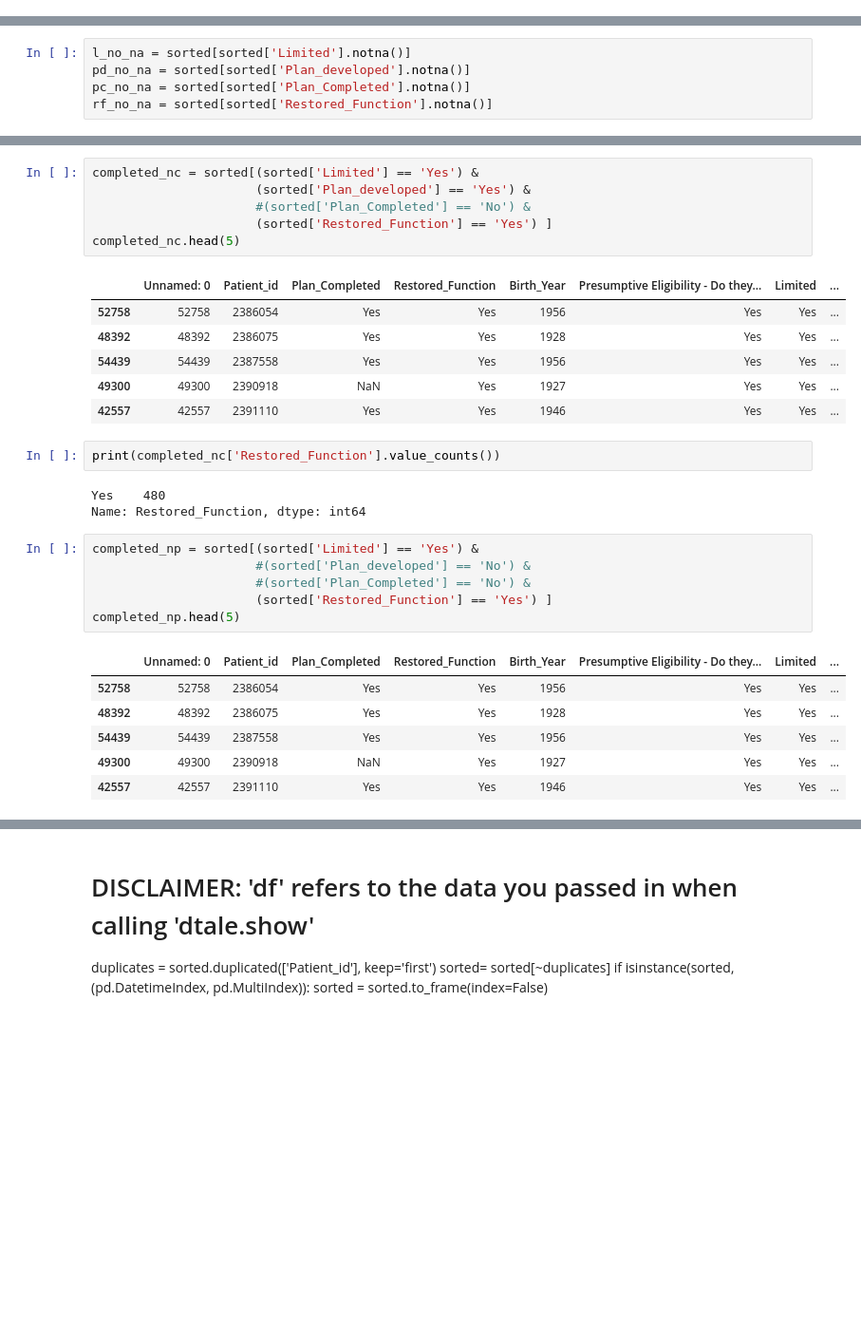
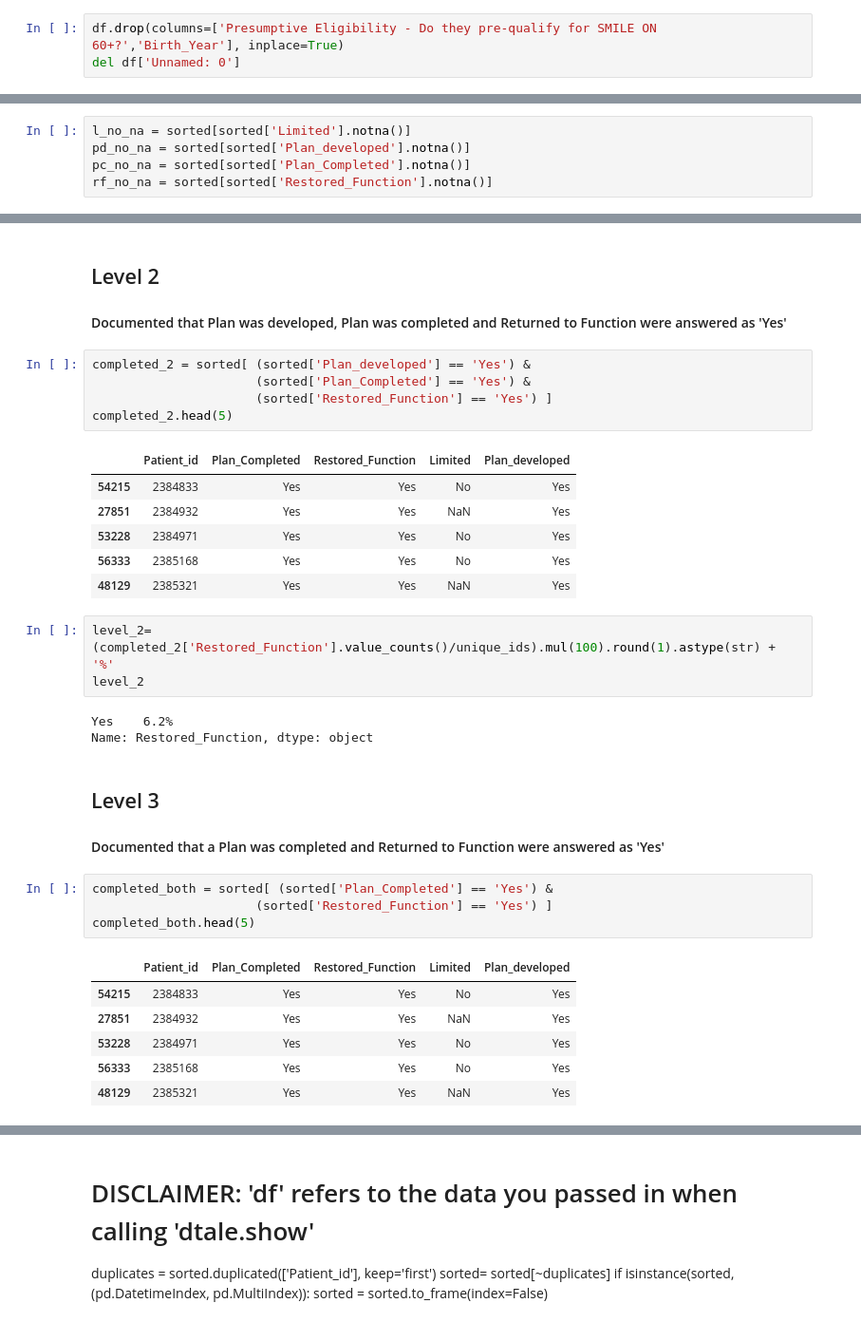
Before and after one commit to Rhunsilval/smile_on_python, a Jupyter notebook: Notebook/outcomes.ipynb, the cells around one changed output, grey strips where cells are left out. Shown at 95% size. Saved outputs shown, nothing was run; the diff lists cells and outputs as text; blank space fills up the shorter version.

```diff
--- a/Notebook/outcomes.ipynb
+++ b/Notebook/outcomes.ipynb
@@ -43,0 +45,3 @@ Name: Treatment Plan - Was the enrollee able to be restored to function (can che
+# %%
+df.drop(columns=['Presumptive Eligibility - Do they pre-qualify for SMILE ON 60+?','Birth_Year'], inplace=True)
+del df['Unnamed: 0']
@@ -141,32 +133,36 @@ Length: 228, dtype: float64
+# %% [markdown]
+## Level 2
+#### Documented that Plan was developed, Plan was completed and Returned to Function were answered as 'Yes'
 # %%
-completed_nc = sorted[(sorted['Limited'] == 'Yes') &
-                      (sorted['Plan_developed'] == 'Yes') &
-                      #(sorted['Plan_Completed'] == 'No') &
+completed_2 = sorted[ (sorted['Plan_developed'] == 'Yes') &
+                      (sorted['Plan_Completed'] == 'Yes') &
                       (sorted['Restored_Function'] == 'Yes') ]
-completed_nc.head(5)
+completed_2.head(5)
 # %% [output]
-|  | Unnamed: 0 | Patient_id | Plan_Completed | Restored_Function | Birth_Year | Presumptive Eligibility - Do they... | Limited | ... |
-| 52758 | 52758 | 2386054 | Yes | Yes | 1956 | Yes | Yes | ... |
-| 48392 | 48392 | 2386075 | Yes | Yes | 1928 | Yes | Yes | ... |
-| 54439 | 54439 | 2387558 | Yes | Yes | 1956 | Yes | Yes | ... |
-| 49300 | 49300 | 2390918 | NaN | Yes | 1927 | Yes | Yes | ... |
-| 42557 | 42557 | 2391110 | Yes | Yes | 1946 | Yes | Yes | ... |
+|  | Patient_id | Plan_Completed | Restored_Function | Limited | Plan_developed |
+| 54215 | 2384833 | Yes | Yes | No | Yes |
+| 27851 | 2384932 | Yes | Yes | NaN | Yes |
+| 53228 | 2384971 | Yes | Yes | No | Yes |
+| 56333 | 2385168 | Yes | Yes | No | Yes |
+| 48129 | 2385321 | Yes | Yes | NaN | Yes |
 # %%
-print(completed_nc['Restored_Function'].value_counts())
+level_2= (completed_2['Restored_Function'].value_counts()/unique_ids).mul(100).round(1).astype(str) + '%'
+level_2
 # %% [output]
-Yes    480
-Name: Restored_Function, dtype: int64
+Yes    6.2%
+Name: Restored_Function, dtype: object
+# %% [markdown]
+## Level 3
+#### Documented that a Plan was completed and Returned to Function were answered as 'Yes'
 # %%
-completed_np = sorted[(sorted['Limited'] == 'Yes') &
-                      #(sorted['Plan_developed'] == 'No') &
-                      #(sorted['Plan_Completed'] == 'No') &
+completed_both = sorted[ (sorted['Plan_Completed'] == 'Yes') &
                       (sorted['Restored_Function'] == 'Yes') ]
-completed_np.head(5)
+completed_both.head(5)
 # %% [output]
-|  | Unnamed: 0 | Patient_id | Plan_Completed | Restored_Function | Birth_Year | Presumptive Eligibility - Do they... | Limited | ... |
-| 52758 | 52758 | 2386054 | Yes | Yes | 1956 | Yes | Yes | ... |
-| 48392 | 48392 | 2386075 | Yes | Yes | 1928 | Yes | Yes | ... |
-| 54439 | 54439 | 2387558 | Yes | Yes | 1956 | Yes | Yes | ... |
-| 49300 | 49300 | 2390918 | NaN | Yes | 1927 | Yes | Yes | ... |
-| 42557 | 42557 | 2391110 | Yes | Yes | 1946 | Yes | Yes | ... |
+|  | Patient_id | Plan_Completed | Restored_Function | Limited | Plan_developed |
+| 54215 | 2384833 | Yes | Yes | No | Yes |
+| 27851 | 2384932 | Yes | Yes | NaN | Yes |
+| 53228 | 2384971 | Yes | Yes | No | Yes |
+| 56333 | 2385168 | Yes | Yes | No | Yes |
+| 48129 | 2385321 | Yes | Yes | NaN | Yes |
 # %%
```
Also changed, not shown: parts of 31 cells of this notebook, 2 other files.
